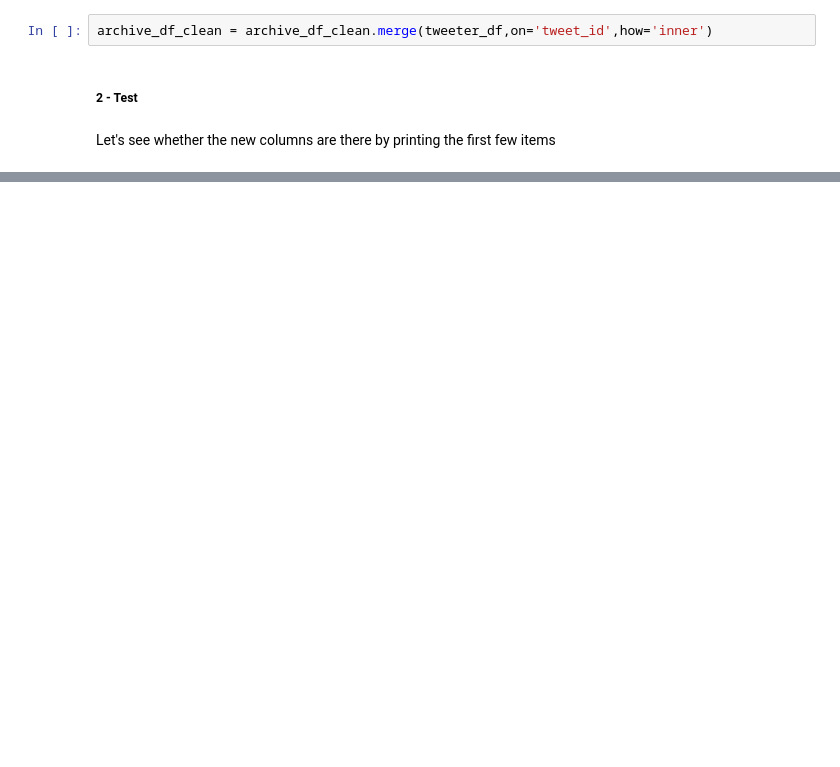
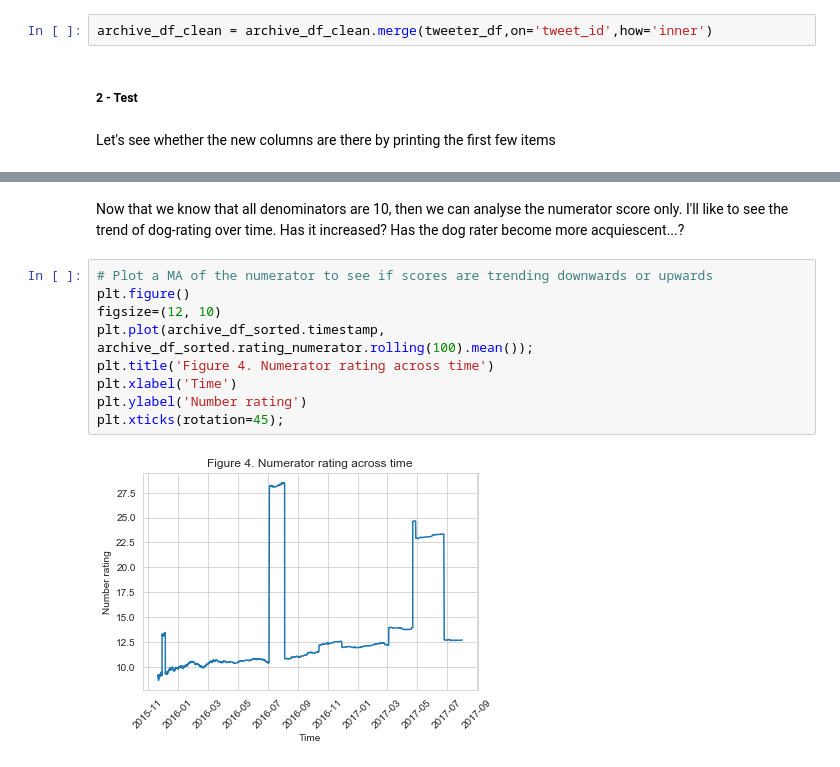
Before and after one commit to aleromar/DataWranglingOnTweeterDb, a Jupyter notebook: wrangle_act.ipynb, the cells around one changed output, grey strips where cells are left out. Drawn from its saved outputs; the diff is of its cells as text; blank space fills up the shorter version.

```diff
--- a/wrangle_act.ipynb
+++ b/wrangle_act.ipynb
@@ -853,0 +917,13 @@ archive_df_clean.head()
+# %% [markdown]
+Now that we know that all denominators are 10, then we can analyse the numerator score only. I'll like to see the trend of dog-rating over time. Has it increased? Has the dog rater become more acquiescent...?
+# %%
+# Plot a MA of the numerator to see if scores are trending downwards or upwards
+plt.figure()
+figsize=(12, 10)
+plt.plot(archive_df_sorted.timestamp, archive_df_sorted.rating_numerator.rolling(100).mean());
+plt.title('Figure 4. Numerator rating across time')
+plt.xlabel('Time')
+plt.ylabel('Number rating')
+plt.xticks(rotation=45);
+# %% [output]
+[figure, added]
```
Also changed, not shown: parts of 21 cells of this notebook, 3 other files.
